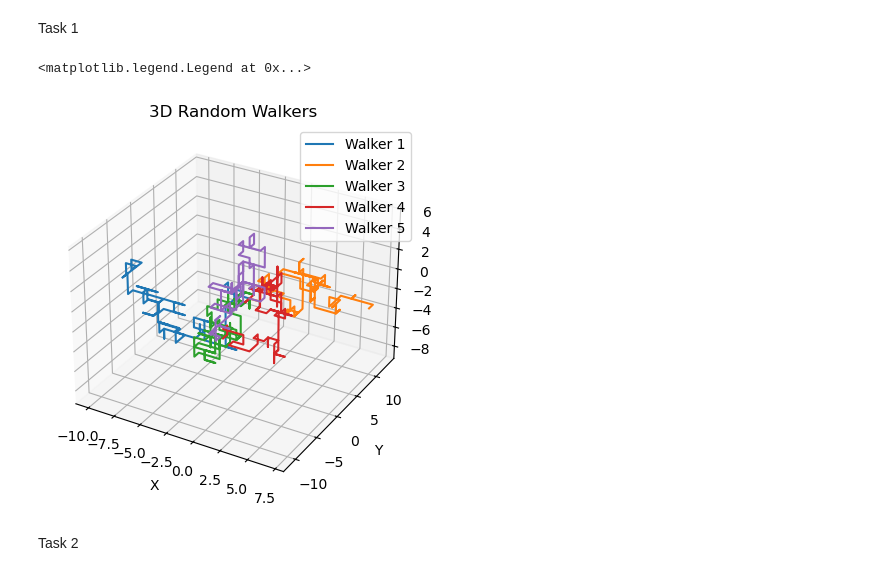
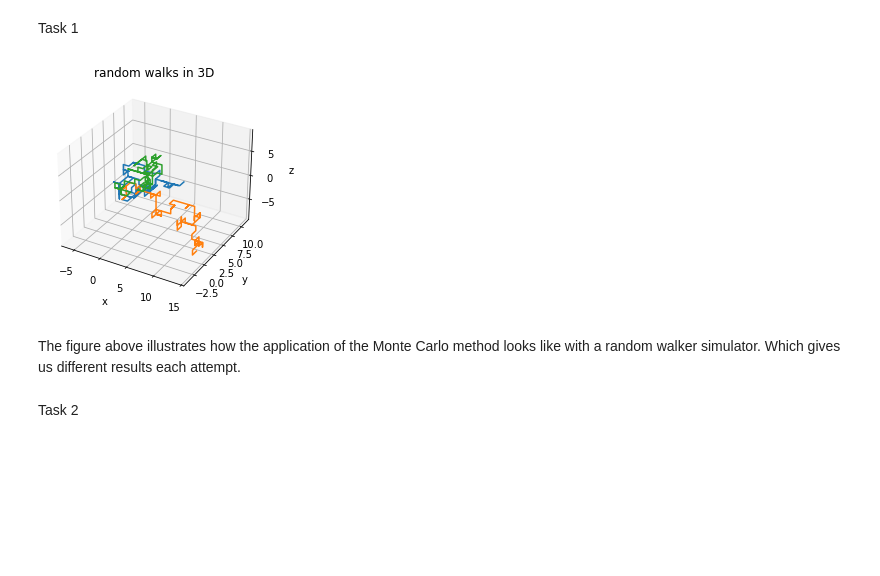
Before and after one commit to baraa-220/project3, a Jupyter notebook: project3.ipynb, the cells around one changed output. Cells and saved outputs as stored; diff of their text form; code cells hidden in the pictures; blank space fills up the shorter version.

```diff
--- a/project3.ipynb
+++ b/project3.ipynb
@@ -441,43 +185,62 @@ To create a function where  a random set of walkers are randomly generated and i
 # %% [markdown]
 Task 1
 # %%
+'To make a function of random walkers in 3D space from different positions, we can use the following libraries like numpy for numerical computation and matplotlib for plotting [3].'
+'The following script was based upon the example from codingem.com for random walk in 3D [3].'
 
+def randomwalk3D(n_walkers, n_steps):
+    x, y, z = np.zeros(n_steps), np.zeros(n_steps), np.zeros(n_steps) # defining 3D arrays
 
-def random_walkers_3d(n_walkers, n_steps):
-    # Initialize positions of walkers at the origin
-    positions = np.zeros((n_walkers, n_steps, 3))
+    directions = ["up", "down", "left", "right", "in", "out"] # defining the direction which can be taken in 3d space
+    for i in range(1, n_steps):
+        step = random.choice(directions)  # randomizing steps taken
 
-    # Define possible steps in 3D (x, y, z)
-    steps = np.array([[1, 0, 0], [-1, 0, 0],
-                      [0, 1, 0], [0, -1, 0],
-                      [0, 0, 1], [0, 0, -1]])
+        if step == "right":
+            x[i] = x[i - 1] + 1
+            y[i] = y[i - 1]
+            z[i] = z[i - 1]
+        elif step == "left":
+            x[i] = x[i - 1] - 1
+            y[i] = y[i - 1]
+            z[i] = z[i - 1]
+        elif step == "up":
+            x[i] = x[i - 1]
+            y[i] = y[i - 1] + 1
+            z[i] = z[i - 1]
+        elif step == "down":
+            x[i] = x[i - 1]
+            y[i] = y[i - 1] - 1
+            z[i] = z[i - 1]
+        elif step == "in":
+            x[i] = x[i - 1]
+            y[i] = y[i - 1]
+            z[i] = z[i - 1] - 1
+        elif step == "out":
+            x[i] = x[i - 1]
+            y[i] = y[i - 1]
+            z[i] = z[i - 1] + 1
 
-    for i in range(1, n_steps):
-        # Randomly choose a step for each walker
-        random_steps = steps[np.random.choice(steps.shape[0], n_walkers)]
-        positions[:, i, :] = positions[:, i-1, :] + random_steps
+    return x, y, z
 
-    return positions
-
-# parameters
-n_walkers = 5
-n_steps = 100
-
-# plotting the random walkers in 3D
+n_walkers = 3  # amount of walkers
+n_steps = 100  # amount of steps
 
 fig = plt.figure()
-ax = fig.add_subplot(111, projection='3d')
-positions = random_walkers_3d(n_walkers, n_steps)
-for i in range(n_walkers):
-    ax.plot(positions[i, :, 0], positions[i, :, 1], positions[i, :, 2], label=f'Walker {i+1}')
-ax.set_title('3D Random Walkers')
-ax.set_xlabel('X')
-ax.set_ylabel('Y')
-ax.set_zlabel('Z')
-ax.legend()
+ax = fig.add_subplot(111, projection='3d')  # Creating a 3D space and a figure in 3D
+
+for _ in range(n_walkers):   # Making a loop for the walkers
+    x, y, z = randomwalk3D(1, n_steps)
+    ax.plot(x,y,z)
+ax.set_title('random walks in 3D')
+ax.set_xlabel('x')
+ax.set_ylabel('y')
+ax.set_zlabel('z')
+
+plt.show()
 # %% [output]
-<matplotlib.legend.Legend at 0x...>
-[figure, old version]
+[figure, new version]
+# %% [markdown]
+The figure above illustrates how the application of the Monte Carlo method looks like with a random walker simulator. Which gives us different results each attempt.
 # %% [markdown]
 Task 2
 # %%
```
Also changed, not shown: parts of 37 cells of this notebook.
